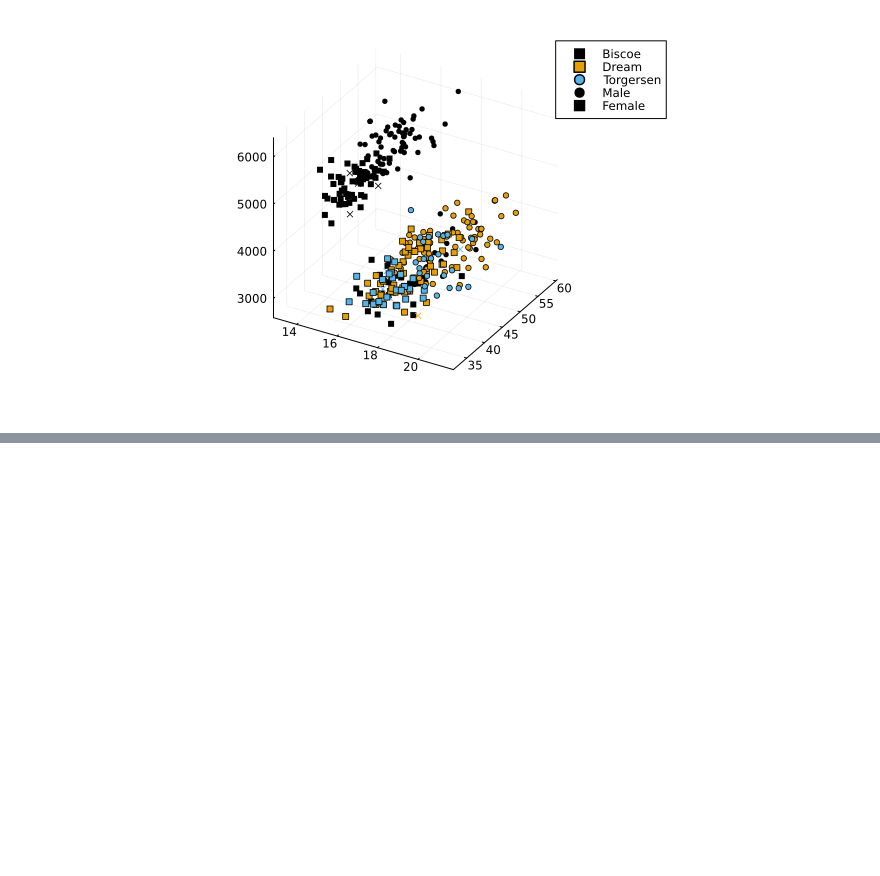
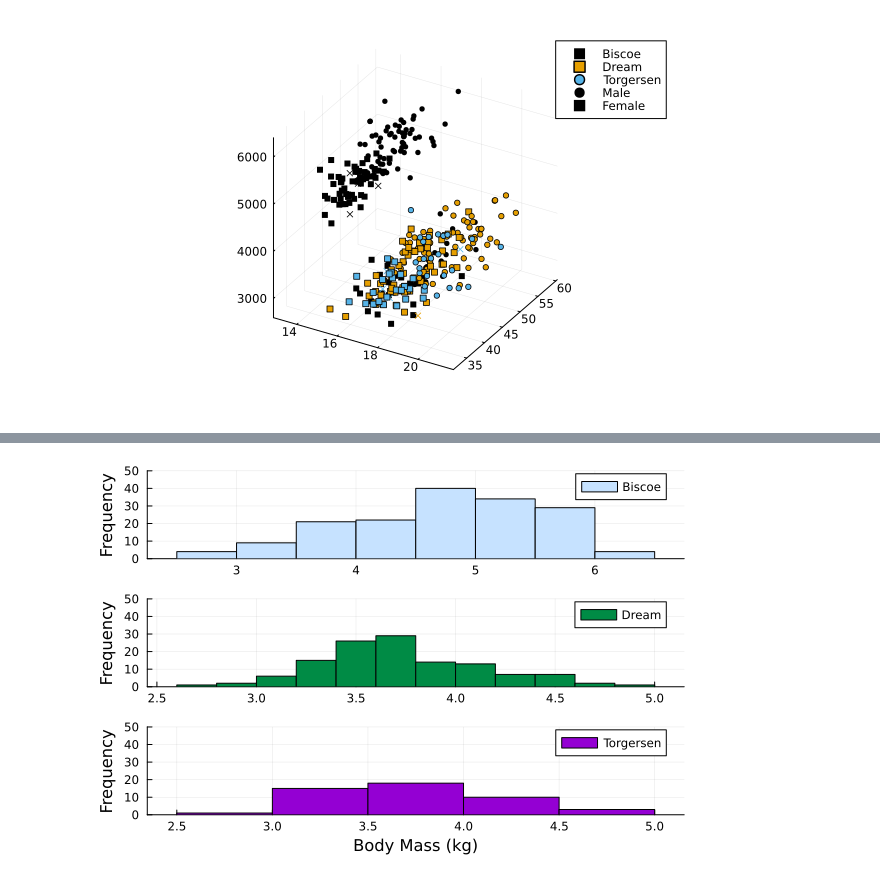
Before and after one commit to peterdresslar/scratch-j, a Jupyter notebook: notebooks/dc4.ipynb, the cells around one changed output, grey strips where cells are left out. Saved outputs shown, nothing was run; the diff lists cells and outputs as text; code cells hidden in the pictures; blank space fills up the shorter version.

```diff
--- a/notebooks/dc4.ipynb
+++ b/notebooks/dc4.ipynb
@@ -61,0 +103,20 @@ scatter!([], [], markershape=:square, color=:black, label="Female", legend=:topr
+# %%
+using Chain
+
+colors = [:slategray1 :springgreen4 :darkviolet]
+
+@chain no_missing_penguins begin
+    # body mass in kg
+    transform(:body_mass_g
+    	=> ByRow(x -> x / 1000) => :body_mass_kg)
+	# Create histograms
+    @df histogram(:body_mass_kg, group=:island,
+    	layout=(3, 1),
+        color=colors,
+        # Set axis labels
+        xlabel=["" "" "Body Mass (kg)"],
+        ylabel="Frequency")
+end
+ylims!(0, 50)
+# %% [output]
+[figure, added]
```
Also changed, not shown: parts of 3 cells of this notebook.
